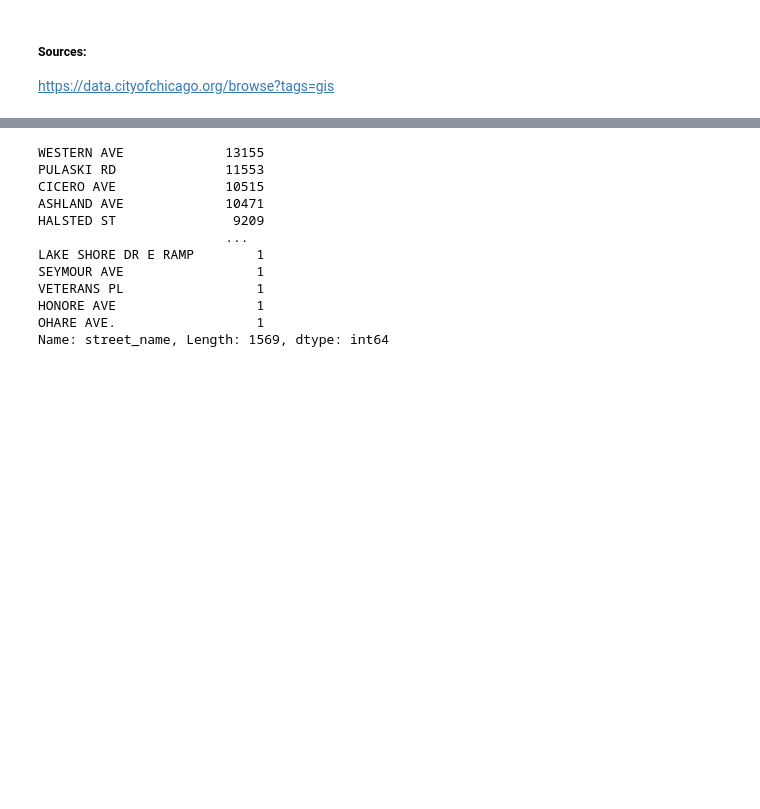
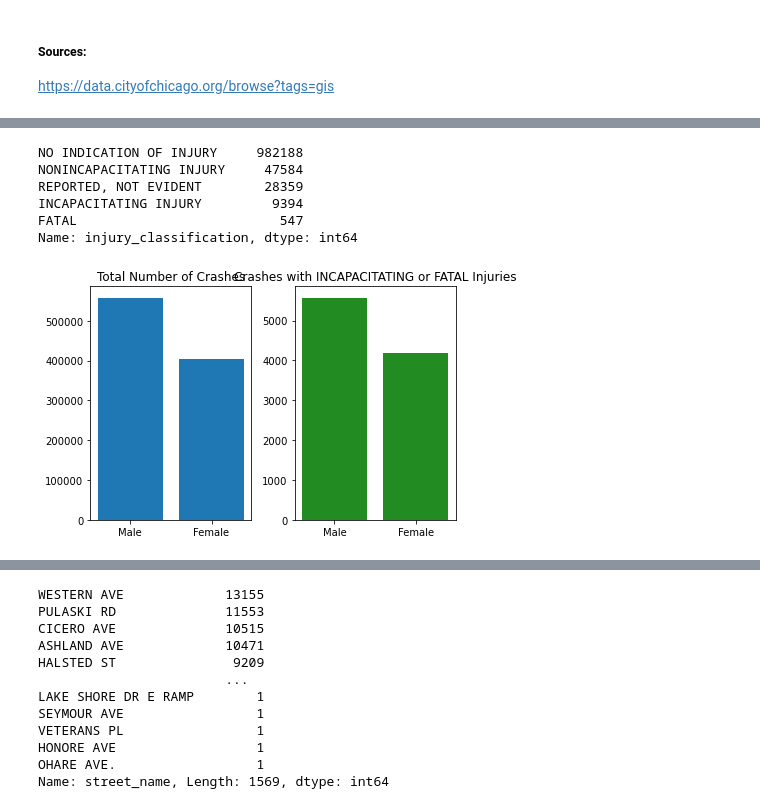
Before and after one commit to marcosvppfernandes/chicagoteam_quanggang, a Jupyter notebook: jamie_notebook.ipynb, the cells around one changed output, grey strips where cells are left out. Saved outputs shown, nothing was run; the diff lists cells and outputs as text; code cells hidden in the pictures; blank space fills up the shorter version.

```diff
--- a/jamie_notebook.ipynb
+++ b/jamie_notebook.ipynb
@@ -146,0 +238,9 @@ https://data.cityofchicago.org/browse?tags=gis
+# %%
+people.injury_classification.value_counts()
+# %% [output]
+NO INDICATION OF INJURY     982188
+NONINCAPACITATING INJURY     47584
+REPORTED, NOT EVIDENT        28359
+INCAPACITATING INJURY         9394
+FATAL                          547
+Name: injury_classification, dtype: int64
@@ -146,0 +269,14 @@ https://data.cityofchicago.org/browse?tags=gis
+# %%
+fig, (ax1, ax2) = plt.subplots(ncols=2)
+num_crashes_sex = [len(people[people['sex']=='M']), len(people[people['sex']=='F'])]
+num_bad_cr_sex = [len(people[(people['sex']=='M')&((people['injury_classification']=='INCAPACITATING INJURY')|(people['injury_classification']=='FATAL'))]),
+                  len(people[(people['sex']=='F')&((people['injury_classification']=='INCAPACITATING INJURY')|(people['injury_classification']=='FATAL'))])]
+
+ax1.bar(['Male', 'Female'], num_crashes_sex)
+ax1.set_title('Total Number of Crashes')
+
+ax2.bar(['Male', 'Female'], num_bad_cr_sex, color='forestgreen')
+ax2.set_title('Crashes with INCAPACITATING or FATAL Injuries')
+plt.tight_layout()
+# %% [output]
+[figure, added]
```
Also changed, not shown: parts of 28 cells of this notebook.
